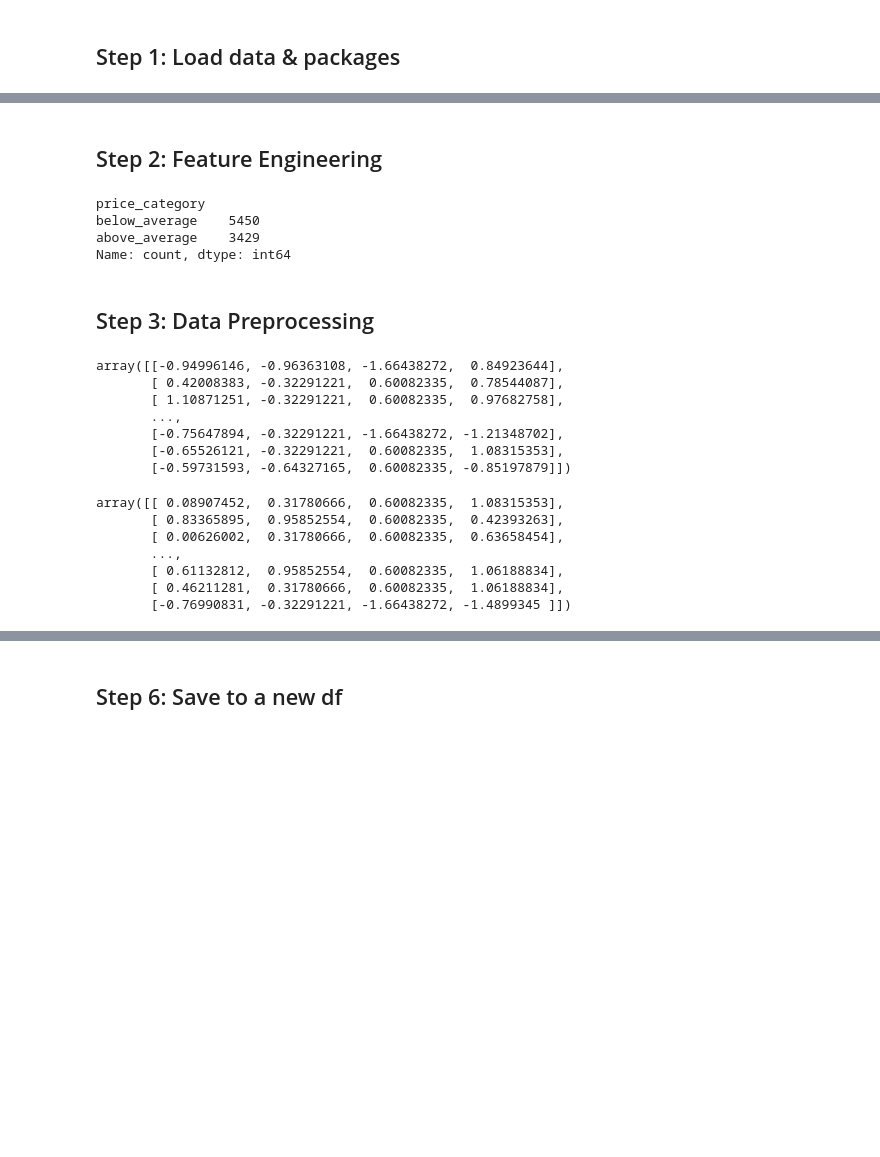
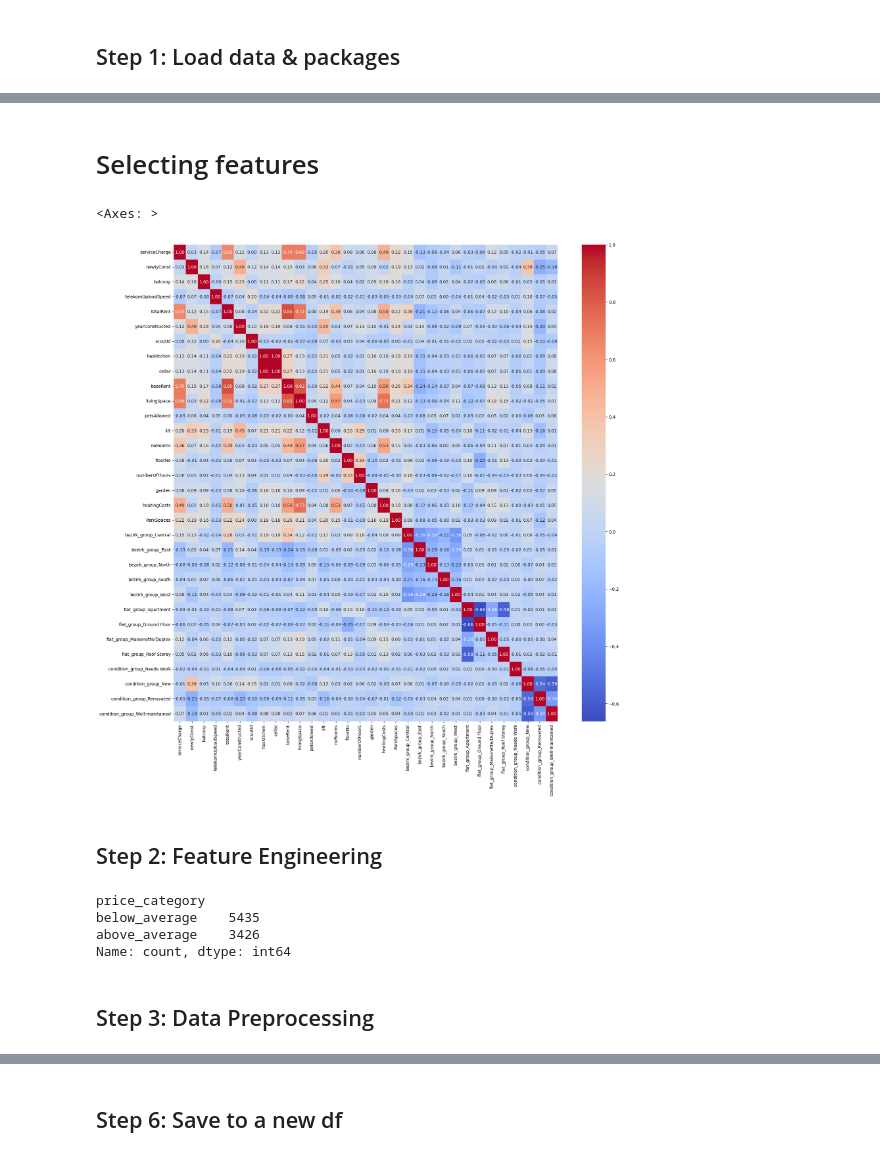
Before and after one commit to elissus/flatquest, a Jupyter notebook: notebooks/Draft_Model_Flatquest.ipynb, the cells around one changed output, grey strips where cells are left out. Cells and saved outputs as stored; diff of their text form; code cells hidden in the pictures; blank space fills up the shorter version.

Commit message:
finished model and added the column scoutId and price_category to a new csv file

```diff
--- a/notebooks/Draft_Model_Flatquest.ipynb
+++ b/notebooks/Draft_Model_Flatquest.ipynb
@@ -54,0 +49,6 @@ df_berlin.regio3
+# %%
+ohe = OneHotEncoder(sparse_output=False)
+ohe.fit(df_berlin_grouped[['bezirk_group', 'flat_group', 'condition_group']])
+
+# the labels
+ohe.categories_
@@ -54,0 +60,2 @@ df_berlin.regio3
+# %%
+columns_encoded = list(ohe.get_feature_names_out(['bezirk_group', 'flat_group', 'condition_group']))
@@ -55,16 +78,29 @@ df_berlin.regio3
+# %%
+df_berlin_grouped[columns_encoded] = ohe.transform(df_berlin_grouped[['bezirk_group', 'flat_group', 'condition_group']])
+# %%
+df_berlin_grouped = df_berlin_grouped.drop(columns=['bezirk_group', 'flat_group', 'condition_group'])
+# %% [markdown]
+# Selecting features
+# %%
+num_features = df_berlin_grouped.select_dtypes(include=['float64', 'int64'])
+plt.figure(figsize=(20,20))
+sns.heatmap(num_features.corr(), annot=True, fmt=".2f", cmap='coolwarm')
+# %% [output]
+<Axes: >
+[figure, added]
 # %% [markdown]
 ## Step 2: Feature Engineering
 # %%
-average_price = df_berlin['baseRent'].mean()
+average_price = df_berlin_grouped['baseRent'].mean()
 
-df_berlin['price_category'] = np.where(df_berlin['baseRent'] > average_price, 'above_average',
-                                np.where(df_berlin['baseRent'] < average_price, 'below_average', 'at_average'))
+df_berlin_grouped['price_category'] = np.where(df_berlin_grouped['baseRent'] > average_price, 'above_average',
+                                np.where(df_berlin_grouped['baseRent'] < average_price, 'below_average', 'at_average'))
 
-df_berlin['price_category'].value_counts()
+df_berlin_grouped['price_category'].value_counts()
 # %% [output]
 price_category
-below_average    5450
-above_average    3429
+below_average    5435
+above_average    3426
 Name: count, dtype: int64
 # %% [markdown]
 ## Step 3: Data Preprocessing
@@ -89,20 +106,0 @@ X_test = scaler.transform(X_test)
-# %%
-X_train
-# %% [output]
-array([[-0.94996146, -0.96363108, -1.66438272,  0.84923644],
-       [ 0.42008383, -0.32291221,  0.60082335,  0.78544087],
-       [ 1.10871251, -0.32291221,  0.60082335,  0.97682758],
-       ...,
-       [-0.75647894, -0.32291221, -1.66438272, -1.21348702],
-       [-0.65526121, -0.32291221,  0.60082335,  1.08315353],
-       [-0.59731593, -0.64327165,  0.60082335, -0.85197879]])
-# %%
-X_test
-# %% [output]
-array([[ 0.08907452,  0.31780666,  0.60082335,  1.08315353],
-       [ 0.83365895,  0.95852554,  0.60082335,  0.42393263],
-       [ 0.00626002,  0.31780666,  0.60082335,  0.63658454],
-       ...,
-       [ 0.61132812,  0.95852554,  0.60082335,  1.06188834],
-       [ 0.46211281,  0.31780666,  0.60082335,  1.06188834],
-       [-0.76990831, -0.32291221, -1.66438272, -1.4899345 ]])
```
Also changed, not shown: parts of 42 cells of this notebook, 1 other file.
